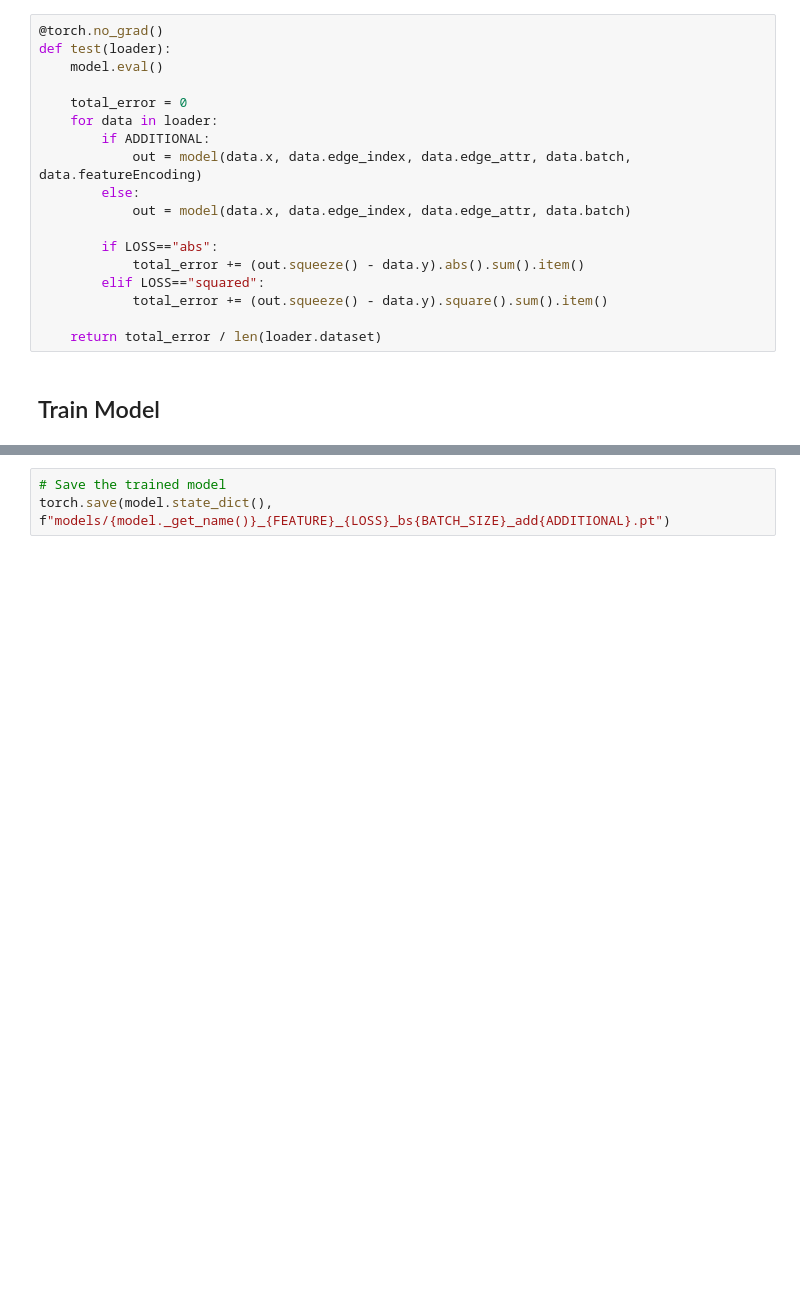
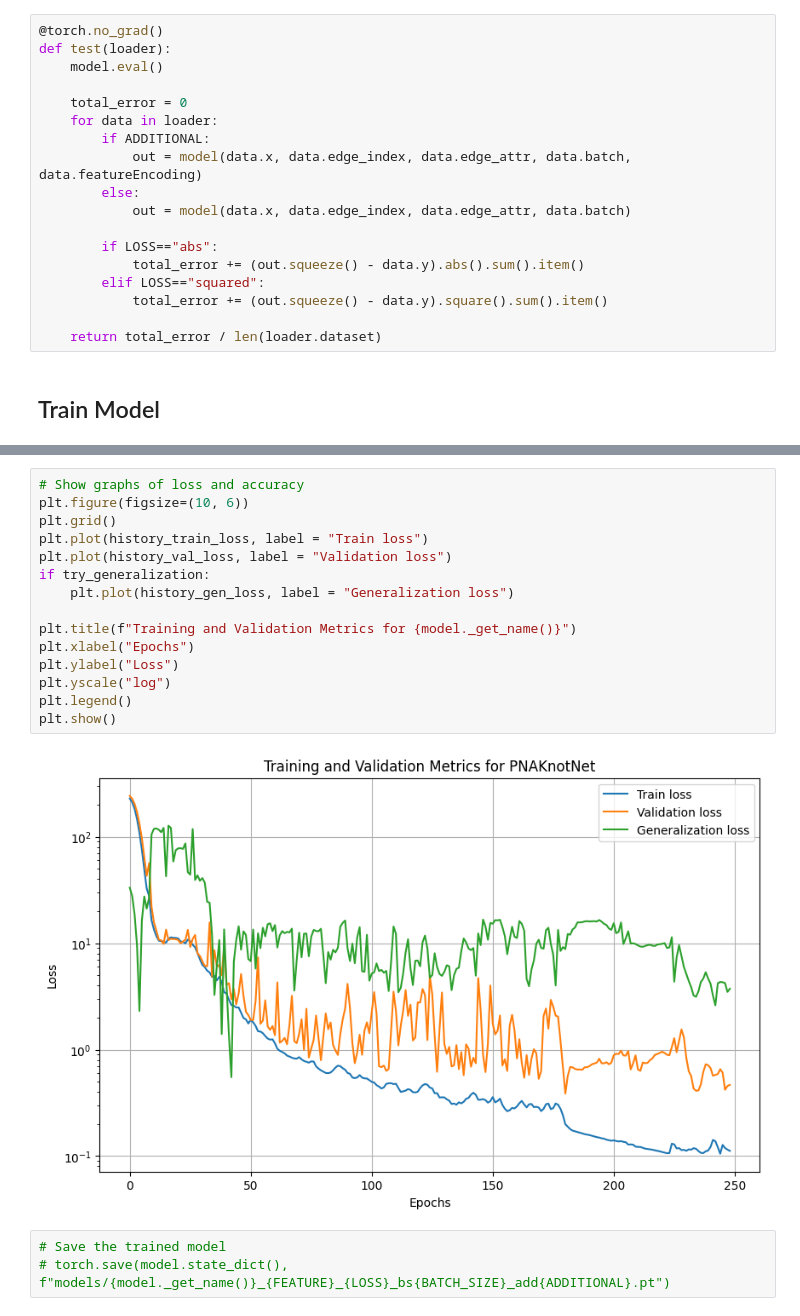
Before and after one commit to alejandroucanpuc/geometricDeepLearningKnotData, a Jupyter notebook: gnn-juanjo/main_volume.ipynb, the cells around one changed output, grey strips where cells are left out. Saved outputs shown, nothing was run; the diff lists cells and outputs as text; blank space fills up the shorter version.

```diff
--- a/gnn-juanjo/main_volume.ipynb
+++ b/gnn-juanjo/main_volume.ipynb
@@ -152,3 +157,20 @@ plt.show()
+# %%
+# Show graphs of loss and accuracy
+plt.figure(figsize=(10, 6))
+plt.grid()
+plt.plot(history_train_loss, label = "Train loss")
+plt.plot(history_val_loss, label = "Validation loss")
+if try_generalization:
+    plt.plot(history_gen_loss, label = "Generalization loss")
+
+plt.title(f"Training and Validation Metrics for {model._get_name()}")
+plt.xlabel("Epochs")
+plt.ylabel("Loss")
+plt.yscale("log")
+plt.legend()
+plt.show()
+# %% [output]
+[figure, added]
 # %%
 # Save the trained model
-torch.save(model.state_dict(), f"models/{model._get_name()}_{FEATURE}_{LOSS}_bs{BATCH_SIZE}_add{ADDITIONAL}.pt")
+# torch.save(model.state_dict(), f"models/{model._get_name()}_{FEATURE}_{LOSS}_bs{BATCH_SIZE}_add{ADDITIONAL}.pt")
```
Also changed, not shown: parts of 5 cells of this notebook, 13 other files.
